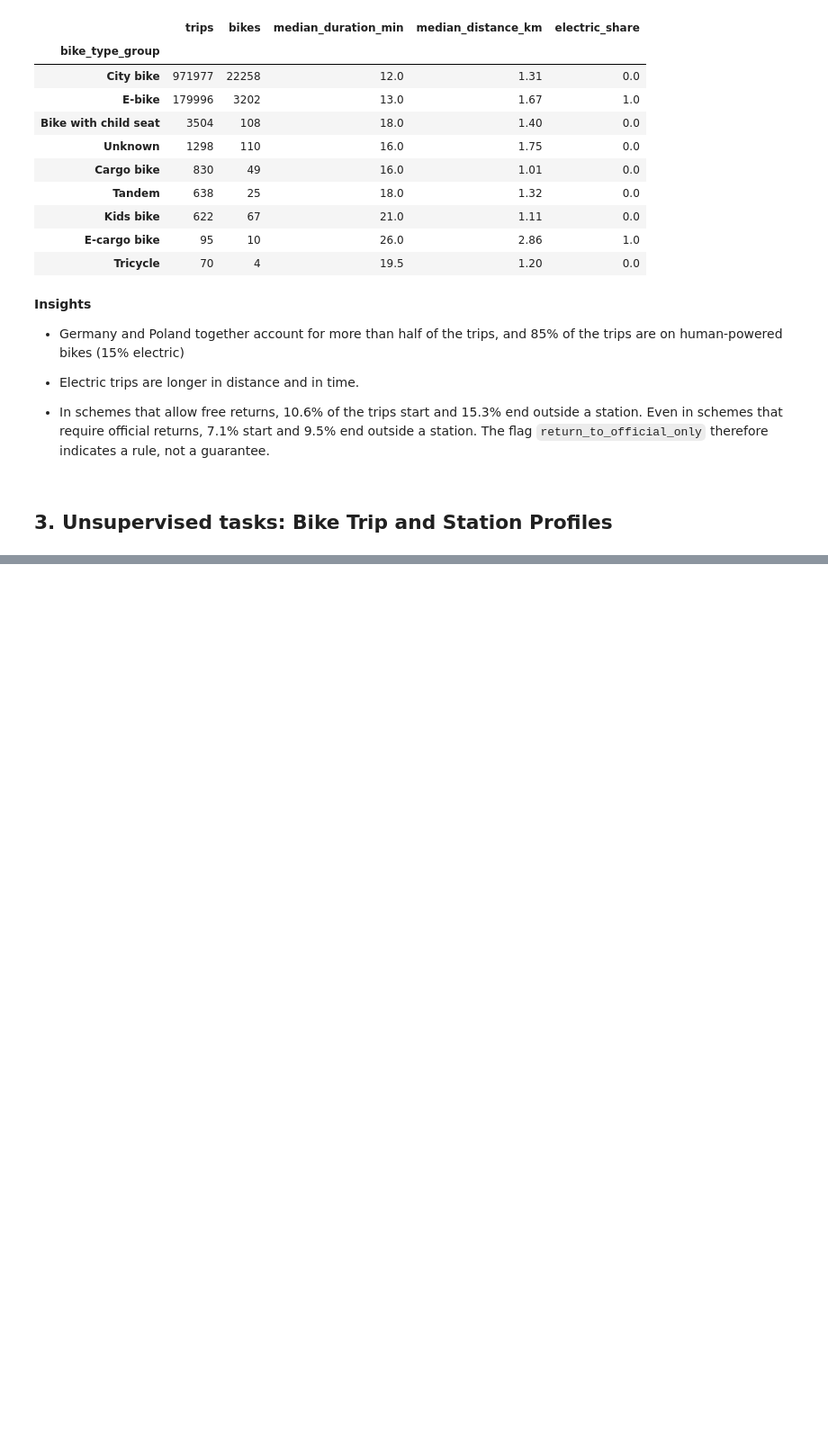
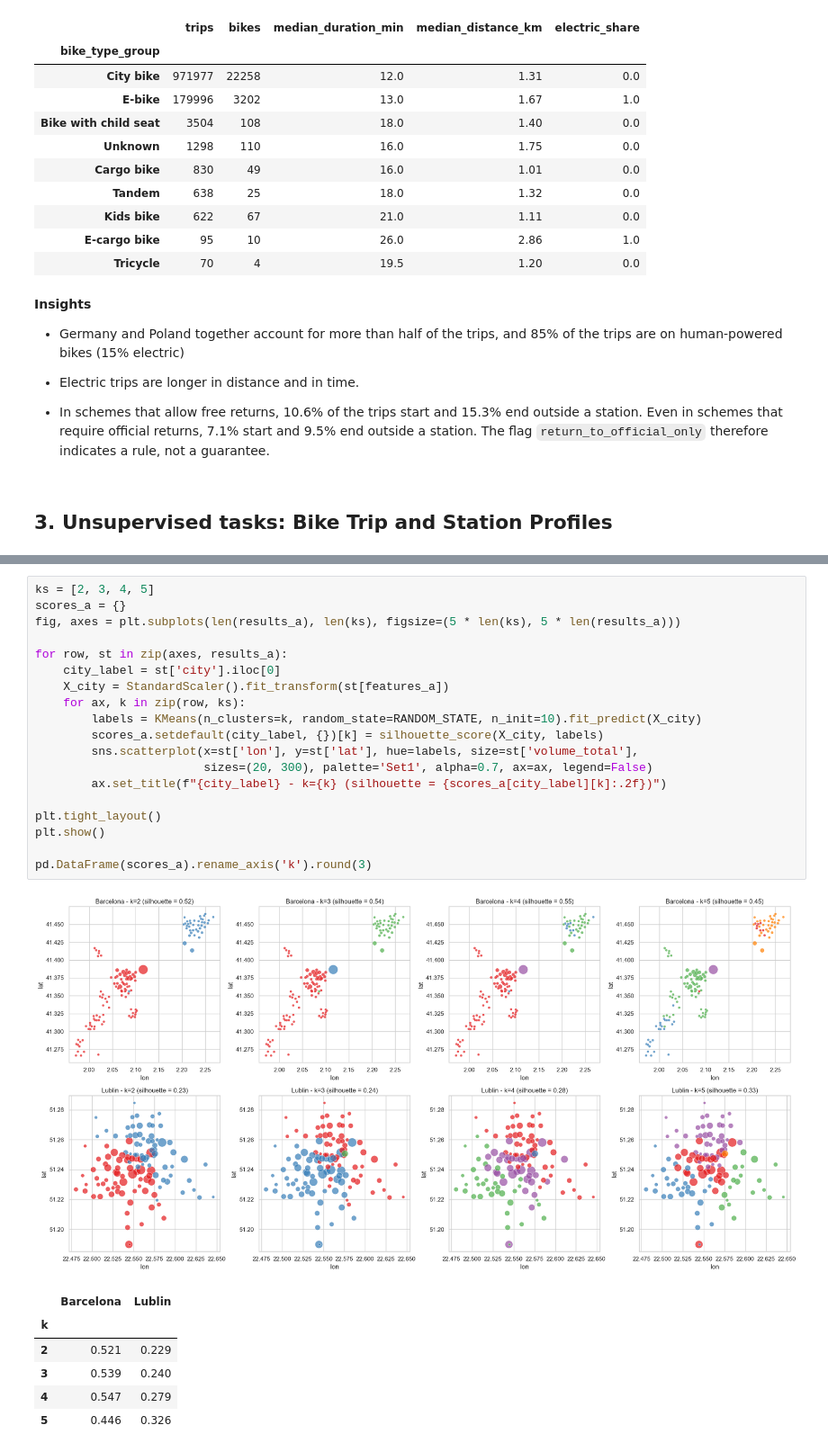
Before and after one commit to Memeel/ML_Challenge, a Jupyter notebook: notebook/FML_challenge.ipynb, the cells around one changed output, grey strips where cells are left out. Shown at 90% size. Drawn from its saved outputs; the diff is of its cells as text; blank space fills up the shorter version.

```diff
--- a/notebook/FML_challenge.ipynb
+++ b/notebook/FML_challenge.ipynb
@@ -2778,0 +1845,27 @@ if "unseen_metrics" in globals():
+# %%
+ks = [2, 3, 4, 5]
+scores_a = {}
+fig, axes = plt.subplots(len(results_a), len(ks), figsize=(5 * len(ks), 5 * len(results_a)))
+
+for row, st in zip(axes, results_a):
+    city_label = st['city'].iloc[0]
+    X_city = StandardScaler().fit_transform(st[features_a])
+    for ax, k in zip(row, ks):
+        labels = KMeans(n_clusters=k, random_state=RANDOM_STATE, n_init=10).fit_predict(X_city)
+        scores_a.setdefault(city_label, {})[k] = silhouette_score(X_city, labels)
+        sns.scatterplot(x=st['lon'], y=st['lat'], hue=labels, size=st['volume_total'],
+                        sizes=(20, 300), palette='Set1', alpha=0.7, ax=ax, legend=False)
+        ax.set_title(f"{city_label} - k={k} (silhouette = {scores_a[city_label][k]:.2f})")
+
+plt.tight_layout()
+plt.show()
+
+pd.DataFrame(scores_a).rename_axis('k').round(3)
+# %% [output]
+[figure, added]
+|  | Barcelona | Lublin |
+| k |  |  |
+| 2 | 0.521 | 0.229 |
+| 3 | 0.539 | 0.240 |
+| 4 | 0.547 | 0.279 |
+| 5 | 0.446 | 0.326 |
```
Also changed, not shown: parts of 110 cells of this notebook.
